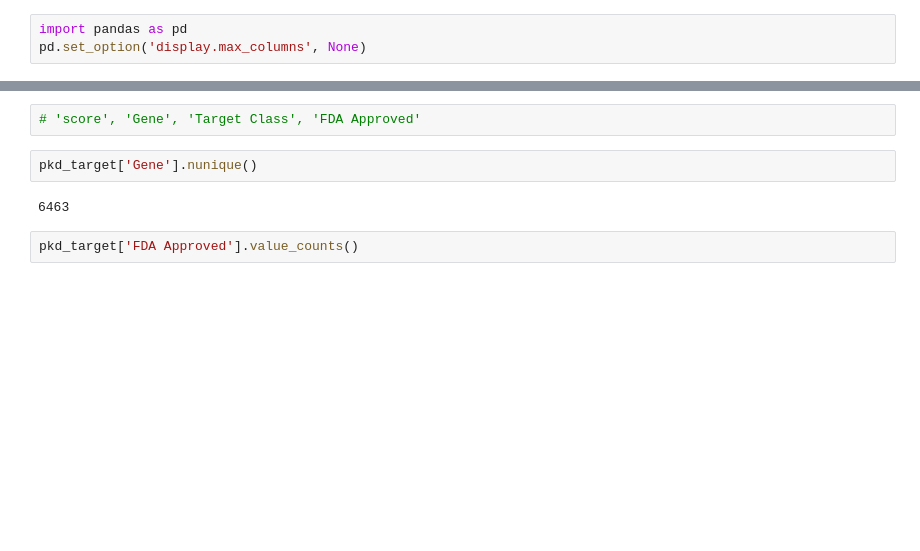
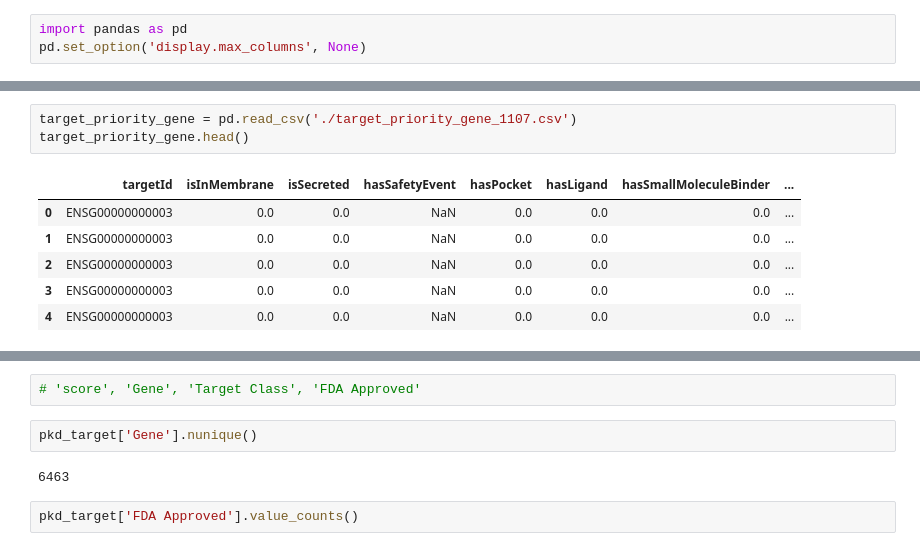
Before and after one commit to mmetalab/llm-drug-agent, a Jupyter notebook: PKDisease/pkd_target_drug_candidates.ipynb, the cells around one changed output, grey strips where cells are left out. Cells and saved outputs as stored; diff of their text form; blank space fills up the shorter version.

```diff
--- a/PKDisease/pkd_target_drug_candidates.ipynb
+++ b/PKDisease/pkd_target_drug_candidates.ipynb
@@ -43,0 +34,10 @@ pkd_target.head(10)
+# %%
+target_priority_gene = pd.read_csv('./target_priority_gene_1107.csv')
+target_priority_gene.head()
+# %% [output]
+|  | targetId | isInMembrane | isSecreted | hasSafetyEvent | hasPocket | hasLigand | hasSmallMoleculeBinder | ... |
+| 0 | ENSG00000000003 | 0.0 | 0.0 | NaN | 0.0 | 0.0 | 0.0 | ... |
+| 1 | ENSG00000000003 | 0.0 | 0.0 | NaN | 0.0 | 0.0 | 0.0 | ... |
+| 2 | ENSG00000000003 | 0.0 | 0.0 | NaN | 0.0 | 0.0 | 0.0 | ... |
+| 3 | ENSG00000000003 | 0.0 | 0.0 | NaN | 0.0 | 0.0 | 0.0 | ... |
+| 4 | ENSG00000000003 | 0.0 | 0.0 | NaN | 0.0 | 0.0 | 0.0 | ... |
```
Also changed, not shown: parts of 16 cells of this notebook, 2 other files.
